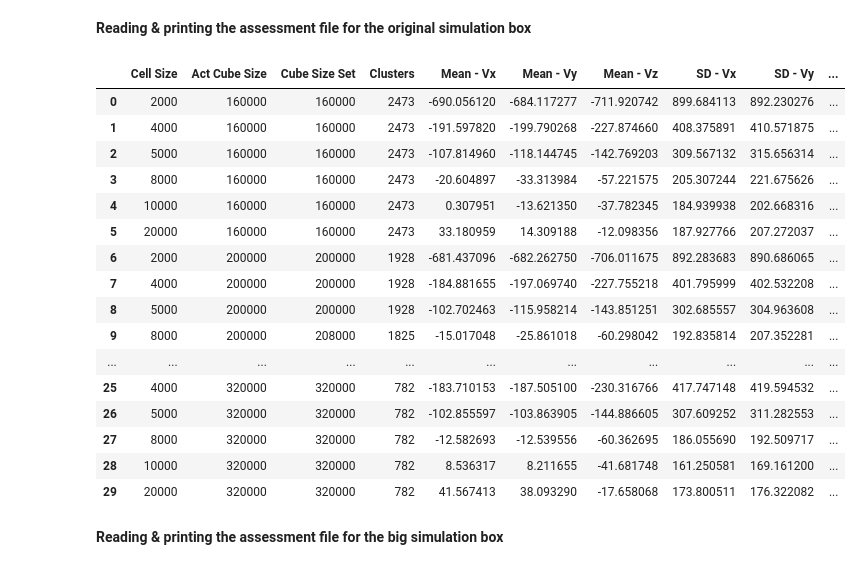
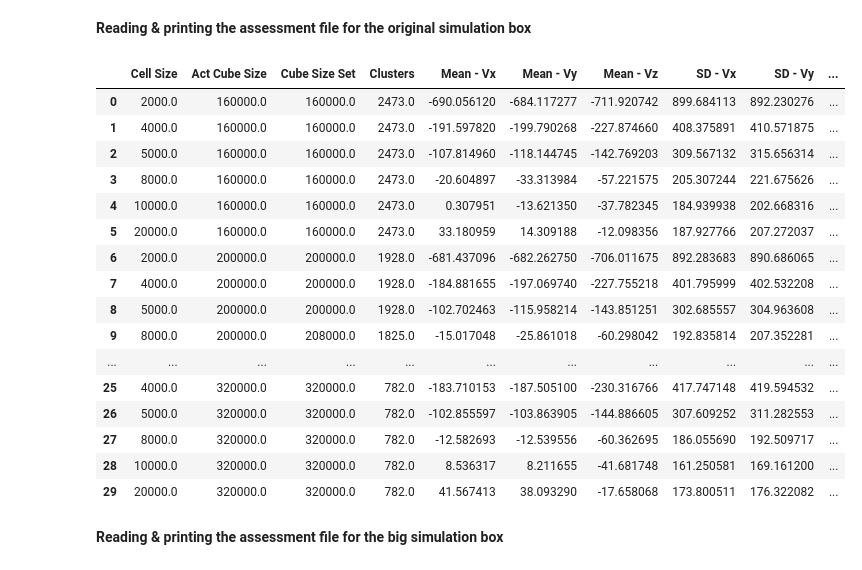
Before and after one commit to awaismirza92/velocity-reconstruction-and-kinetic-SZ, a Jupyter notebook: codes/orig_vs_big_box_analysis.ipynb, the cells around one changed output. Saved outputs shown, nothing was run; the diff lists cells and outputs as text; code cells hidden in the pictures.

```diff
--- a/codes/orig_vs_big_box_analysis.ipynb
+++ b/codes/orig_vs_big_box_analysis.ipynb
@@ -10,26 +10,26 @@ import matplotlib.pyplot as plt
 dpi = 100
 # %% [markdown]
 **Reading & printing the assessment file for the original simulation box**
-# %%
-orig_assess = pd.read_excel('cube_cell_size_assess_orig-sim-box.xlsx', index_col = 0)
-orig_assess
-# %% [output]
-|  | Cell Size | Act Cube Size | Cube Size Set | Clusters | Mean - Vx | Mean - Vy | Mean - Vz | SD - Vx | SD - Vy | ... |
-| 0 | 2000 | 160000 | 160000 | 2473 | -690.056120 | -684.117277 | -711.920742 | 899.684113 | 892.230276 | ... |
-| 1 | 4000 | 160000 | 160000 | 2473 | -191.597820 | -199.790268 | -227.874660 | 408.375891 | 410.571875 | ... |
-| 2 | 5000 | 160000 | 160000 | 2473 | -107.814960 | -118.144745 | -142.769203 | 309.567132 | 315.656314 | ... |
-| 3 | 8000 | 160000 | 160000 | 2473 | -20.604897 | -33.313984 | -57.221575 | 205.307244 | 221.675626 | ... |
-| 4 | 10000 | 160000 | 160000 | 2473 | 0.307951 | -13.621350 | -37.782345 | 184.939938 | 202.668316 | ... |
-| 5 | 20000 | 160000 | 160000 | 2473 | 33.180959 | 14.309188 | -12.098356 | 187.927766 | 207.272037 | ... |
-| 6 | 2000 | 200000 | 200000 | 1928 | -681.437096 | -682.262750 | -706.011675 | 892.283683 | 890.686065 | ... |
-| 7 | 4000 | 200000 | 200000 | 1928 | -184.881655 | -197.069740 | -227.755218 | 401.795999 | 402.532208 | ... |
-| 8 | 5000 | 200000 | 200000 | 1928 | -102.702463 | -115.958214 | -143.851251 | 302.685557 | 304.963608 | ... |
-| 9 | 8000 | 200000 | 208000 | 1825 | -15.017048 | -25.861018 | -60.298042 | 192.835814 | 207.352281 | ... |
-| ... | ... | ... | ... | ... | ... | ... | ... | ... | ... | ... |
-| 25 | 4000 | 320000 | 320000 | 782 | -183.710153 | -187.505100 | -230.316766 | 417.747148 | 419.594532 | ... |
-| 26 | 5000 | 320000 | 320000 | 782 | -102.855597 | -103.863905 | -144.886605 | 307.609252 | 311.282553 | ... |
-| 27 | 8000 | 320000 | 320000 | 782 | -12.582693 | -12.539556 | -60.362695 | 186.055690 | 192.509717 | ... |
-| 28 | 10000 | 320000 | 320000 | 782 | 8.536317 | 8.211655 | -41.681748 | 161.250581 | 169.161200 | ... |
-| 29 | 20000 | 320000 | 320000 | 782 | 41.567413 | 38.093290 | -17.658068 | 173.800511 | 176.322082 | ... |
+# %%
+orig_assess = pd.read_csv('Tables/orig-sim-box/cube_cell_size_assess_orig-sim-box_unrounded.tsv', sep='\t')
+orig_assess
+# %% [output]
+|  | Cell Size | Act Cube Size | Cube Size Set | Clusters | Mean - Vx | Mean - Vy | Mean - Vz | SD - Vx | SD - Vy | ... |
+| 0 | 2000.0 | 160000.0 | 160000.0 | 2473.0 | -690.056120 | -684.117277 | -711.920742 | 899.684113 | 892.230276 | ... |
+| 1 | 4000.0 | 160000.0 | 160000.0 | 2473.0 | -191.597820 | -199.790268 | -227.874660 | 408.375891 | 410.571875 | ... |
+| 2 | 5000.0 | 160000.0 | 160000.0 | 2473.0 | -107.814960 | -118.144745 | -142.769203 | 309.567132 | 315.656314 | ... |
+| 3 | 8000.0 | 160000.0 | 160000.0 | 2473.0 | -20.604897 | -33.313984 | -57.221575 | 205.307244 | 221.675626 | ... |
+| 4 | 10000.0 | 160000.0 | 160000.0 | 2473.0 | 0.307951 | -13.621350 | -37.782345 | 184.939938 | 202.668316 | ... |
+| 5 | 20000.0 | 160000.0 | 160000.0 | 2473.0 | 33.180959 | 14.309188 | -12.098356 | 187.927766 | 207.272037 | ... |
+| 6 | 2000.0 | 200000.0 | 200000.0 | 1928.0 | -681.437096 | -682.262750 | -706.011675 | 892.283683 | 890.686065 | ... |
+| 7 | 4000.0 | 200000.0 | 200000.0 | 1928.0 | -184.881655 | -197.069740 | -227.755218 | 401.795999 | 402.532208 | ... |
+| 8 | 5000.0 | 200000.0 | 200000.0 | 1928.0 | -102.702463 | -115.958214 | -143.851251 | 302.685557 | 304.963608 | ... |
+| 9 | 8000.0 | 200000.0 | 208000.0 | 1825.0 | -15.017048 | -25.861018 | -60.298042 | 192.835814 | 207.352281 | ... |
+| ... | ... | ... | ... | ... | ... | ... | ... | ... | ... | ... |
+| 25 | 4000.0 | 320000.0 | 320000.0 | 782.0 | -183.710153 | -187.505100 | -230.316766 | 417.747148 | 419.594532 | ... |
+| 26 | 5000.0 | 320000.0 | 320000.0 | 782.0 | -102.855597 | -103.863905 | -144.886605 | 307.609252 | 311.282553 | ... |
+| 27 | 8000.0 | 320000.0 | 320000.0 | 782.0 | -12.582693 | -12.539556 | -60.362695 | 186.055690 | 192.509717 | ... |
+| 28 | 10000.0 | 320000.0 | 320000.0 | 782.0 | 8.536317 | 8.211655 | -41.681748 | 161.250581 | 169.161200 | ... |
+| 29 | 20000.0 | 320000.0 | 320000.0 | 782.0 | 41.567413 | 38.093290 | -17.658068 | 173.800511 | 176.322082 | ... |
 # %% [markdown]
 **Reading & printing the assessment file for the big simulation box**
```
Also changed, not shown: parts of 6 cells of this notebook, 2 other files.
